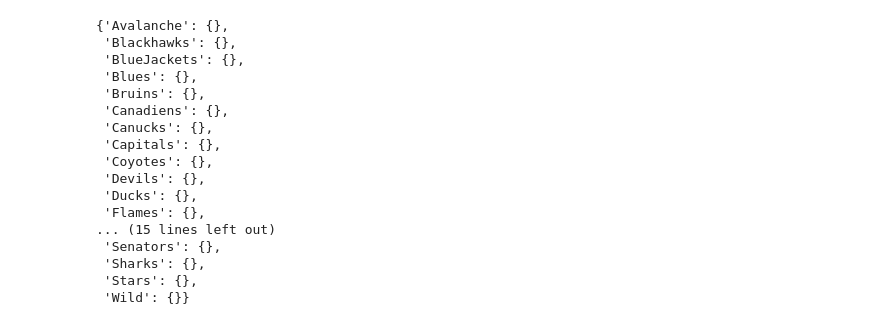
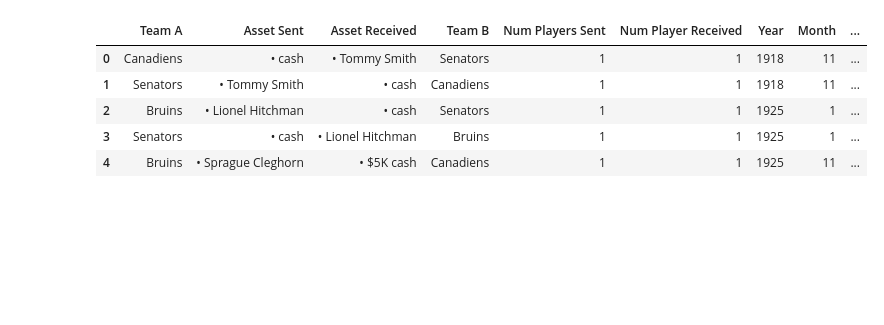
Before and after one commit to d141/590FP, a Jupyter notebook: nhl_transaction_network.ipynb, the cells around one changed output. Cells and saved outputs as stored; diff of their text form; code cells hidden in the pictures; blank space fills up the shorter version.

```diff
--- a/nhl_transaction_network.ipynb
+++ b/nhl_transaction_network.ipynb
@@ -85,3 +49,13 @@ trade_df.tail()
+# %%
+df=df.drop(columns = 'Unnamed: 0')
+df.head()
+# %% [output]
+|  | Team A | Asset Sent | Asset Received | Team B | Num Players Sent | Num Player Received | Year | Month | ... |
+| 0 | Canadiens | • cash | • Tommy Smith | Senators | 1 | 1 | 1918 | 11 | ... |
+| 1 | Senators | • Tommy Smith | • cash | Canadiens | 1 | 1 | 1918 | 11 | ... |
+| 2 | Bruins | • Lionel Hitchman | • cash | Senators | 1 | 1 | 1925 | 1 | ... |
+| 3 | Senators | • cash | • Lionel Hitchman | Bruins | 1 | 1 | 1925 | 1 | ... |
+| 4 | Bruins | • Sprague Cleghorn | • $5K cash | Canadiens | 1 | 1 | 1925 | 11 | ... |
 # %%
 #TODO
 #Fix space formating in column 4 xxxx
@@ -109,26 +83,6 @@ for index, row in trade_df.iterrows():
 for team in teams:
   if team in teams[team].keys():
     teams[team].pop(team, None)
-# %%
-teams
-# %% [output]
-{'Avalanche': {},
- 'Blackhawks': {},
- 'BlueJackets': {},
- 'Blues': {},
- 'Bruins': {},
- 'Canadiens': {},
- 'Canucks': {},
- 'Capitals': {},
- 'Coyotes': {},
- 'Devils': {},
- 'Ducks': {},
- 'Flames': {},
-... (15 lines left out)
- 'Senators': {},
- 'Sharks': {},
- 'Stars': {},
- 'Wild': {}}
 # %%
 #Construct the graph
 #Edge weights correspond to number of transactions
```
Also changed, not shown: parts of 20 cells of this notebook.
